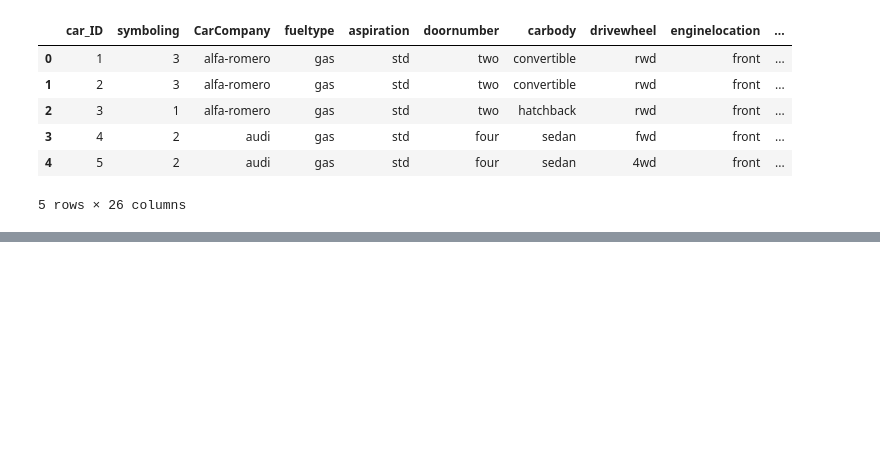
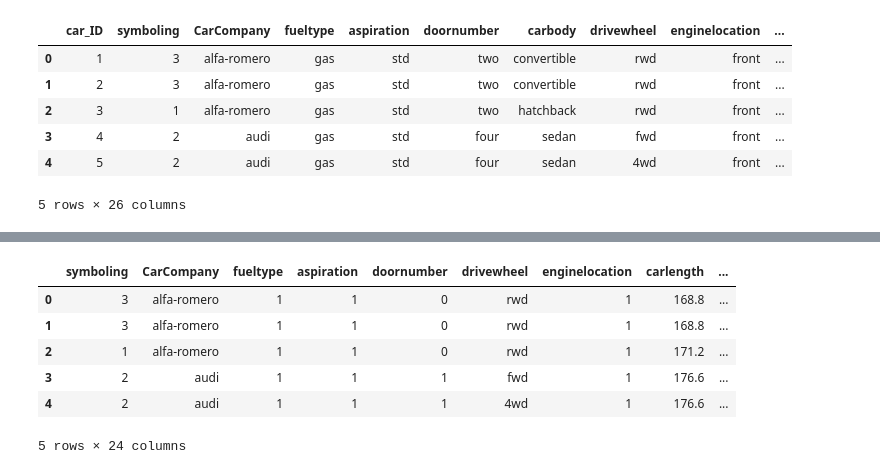
Before and after one commit to gauravsoni1112/Data-Science-Project, a Jupyter notebook: Geely Automobile ML/Geely Automobile.ipynb, the cells around one changed output, grey strips where cells are left out. Saved outputs shown, nothing was run; the diff lists cells and outputs as text; code cells hidden in the pictures; blank space fills up the shorter version.

```diff
--- a/Geely Automobile ML/Geely Automobile.ipynb
+++ b/Geely Automobile ML/Geely Automobile.ipynb
@@ -184,0 +145,6 @@ plt.show()
+# %%
+#There is a high correlation between the wheelbase,carlength,carwidth and curbweight ,hence dropping 3 and keeping one
+car_df.drop(['carwidth','curbweight','wheelbase'], axis =1, inplace = True)
+# %%
+#There is a high correlation between the highwaympg and Citympg ,hence dropping 1 and keeping one
+car_df.drop(['citympg'], axis =1, inplace = True)
@@ -184,0 +185,3 @@ plt.show()
+# %%
+#doornumber has two distinct values ,hence convert them to numbers
+car_df['doornumber']=car_df['doornumber'].map({'two':0,'four':1})
@@ -184,0 +201,6 @@ plt.show()
+# %%
+#check the cylinernumber ,convert them to numbers
+print(car_df['cylindernumber'].unique())
+car_df.cylindernumber.replace(['four', 'six', 'five', 'three', 'twelve', 'two', 'eight']
+                        , [4, 6, 5, 3, 12, 2, 8 ], inplace=True)
+print(car_df['cylindernumber'].unique())
@@ -184,0 +228,19 @@ plt.show()
+# %%
+# Get the dummy variables for the feature 'carbody' and store it in a new variable - 'body'
+# we don't need five columns. We can drop the `convertible` column, as the type of body can be identified with just the four columns where —
+body = pd.get_dummies(car_df['carbody'], drop_first = True,prefix="carbody_")
+
+# Add the results to the original Car dataframe
+car_df = pd.concat([car_df, body], axis = 1)
+
+#drop the original column
+car_df.drop(['carbody'], axis =1, inplace = True)
+car_df.head()
+# %% [output]
+|  | symboling | CarCompany | fueltype | aspiration | doornumber | drivewheel | enginelocation | carlength | ... |
+| 0 | 3 | alfa-romero | 1 | 1 | 0 | rwd | 1 | 168.8 | ... |
+| 1 | 3 | alfa-romero | 1 | 1 | 0 | rwd | 1 | 168.8 | ... |
+| 2 | 1 | alfa-romero | 1 | 1 | 0 | rwd | 1 | 171.2 | ... |
+| 3 | 2 | audi | 1 | 1 | 1 | fwd | 1 | 176.6 | ... |
+| 4 | 2 | audi | 1 | 1 | 1 | 4wd | 1 | 176.6 | ... |
+5 rows × 24 columns
```
Also changed, not shown: parts of 54 cells of this notebook, 1 other file.
